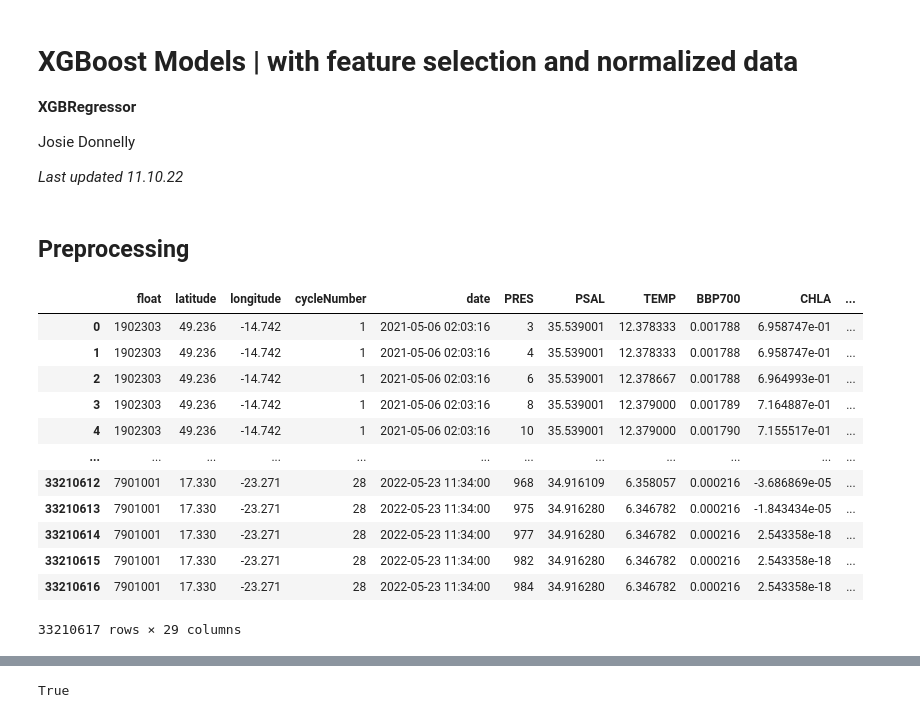
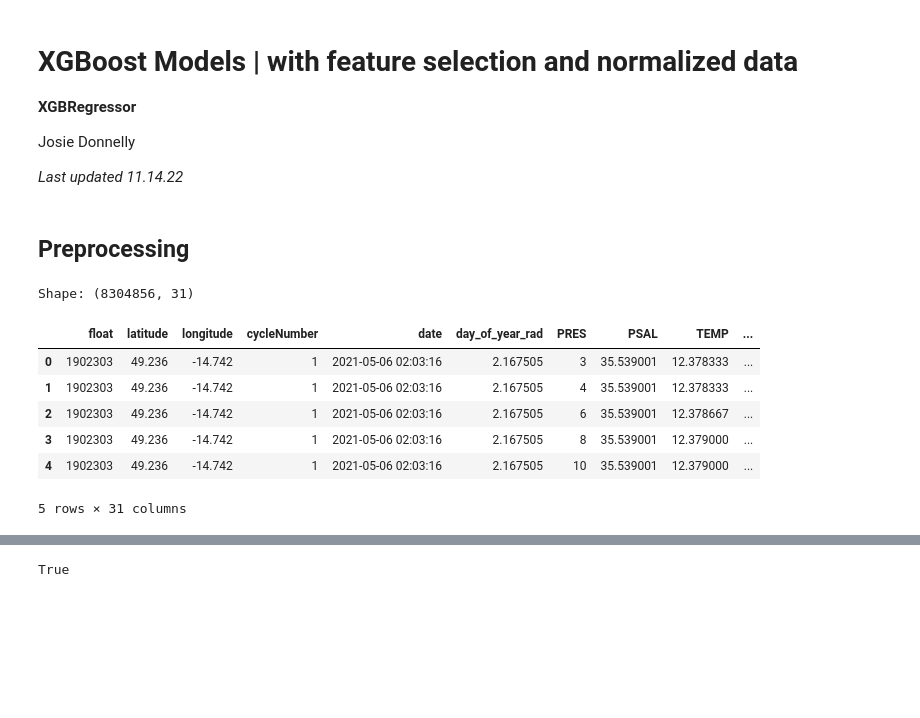
Before and after one commit to gnyirjesy/ocean-depth-characterization, a Jupyter notebook: preliminary_models/xgb_feature_selection_ejd.ipynb, the cells around one changed output, grey strips where cells are left out. Drawn from its saved outputs; the diff is of its cells as text; code cells hidden in the pictures; blank space fills up the shorter version.

```diff
--- a/preliminary_models/xgb_feature_selection_ejd.ipynb
+++ b/preliminary_models/xgb_feature_selection_ejd.ipynb
@@ -5,7 +5,7 @@
 
 Josie Donnelly
 
-*Last updated 11.10.22*
+*Last updated 11.14.22*
 # %%
 import numpy as np
 import pandas as pd
@@ -27,23 +29,19 @@ from xgboost import XGBRegressor
 ## Preprocessing
 # %%
 # load merged dataset
-path = r'/Users/josiedonnelly/Desktop/DS Capstone ENGIE4800/data/'
-file = 'float_loc_data_new_vars2.csv'
+path = r'/Users/josiedonnelly/Desktop/DS Capstone ENGIE4800/data/results/'
+file = 'float_sat_normalized_depth.csv'
 
 date_parser = lambda x: datetime.strptime(x, '%Y-%m-%d %H:%M:%S')
 df_orig = pd.read_csv(path + file, parse_dates=['date'], date_parser=date_parser)
-df_orig
+print(f'Shape: {df_orig.shape}')
+df_orig.head()
 # %% [output]
+Shape: (8304856, 31)
-|  | float | latitude | longitude | cycleNumber | date | PRES | PSAL | TEMP | BBP700 | CHLA | ... |
-| 0 | 1902303 | 49.236 | -14.742 | 1 | 2021-05-06 02:03:16 | 3 | 35.539001 | 12.378333 | 0.001788 | 6.958747e-01 | ... |
-| 1 | 1902303 | 49.236 | -14.742 | 1 | 2021-05-06 02:03:16 | 4 | 35.539001 | 12.378333 | 0.001788 | 6.958747e-01 | ... |
-| 2 | 1902303 | 49.236 | -14.742 | 1 | 2021-05-06 02:03:16 | 6 | 35.539001 | 12.378667 | 0.001788 | 6.964993e-01 | ... |
-| 3 | 1902303 | 49.236 | -14.742 | 1 | 2021-05-06 02:03:16 | 8 | 35.539001 | 12.379000 | 0.001789 | 7.164887e-01 | ... |
-| 4 | 1902303 | 49.236 | -14.742 | 1 | 2021-05-06 02:03:16 | 10 | 35.539001 | 12.379000 | 0.001790 | 7.155517e-01 | ... |
-| ... | ... | ... | ... | ... | ... | ... | ... | ... | ... | ... | ... |
-| 33210612 | 7901001 | 17.330 | -23.271 | 28 | 2022-05-23 11:34:00 | 968 | 34.916109 | 6.358057 | 0.000216 | -3.686869e-05 | ... |
-| 33210613 | 7901001 | 17.330 | -23.271 | 28 | 2022-05-23 11:34:00 | 975 | 34.916280 | 6.346782 | 0.000216 | -1.843434e-05 | ... |
-| 33210614 | 7901001 | 17.330 | -23.271 | 28 | 2022-05-23 11:34:00 | 977 | 34.916280 | 6.346782 | 0.000216 | 2.543358e-18 | ... |
-| 33210615 | 7901001 | 17.330 | -23.271 | 28 | 2022-05-23 11:34:00 | 982 | 34.916280 | 6.346782 | 0.000216 | 2.543358e-18 | ... |
-| 33210616 | 7901001 | 17.330 | -23.271 | 28 | 2022-05-23 11:34:00 | 984 | 34.916280 | 6.346782 | 0.000216 | 2.543358e-18 | ... |
+|  | float | latitude | longitude | cycleNumber | date | day_of_year_rad | PRES | PSAL | TEMP | ... |
+| 0 | 1902303 | 49.236 | -14.742 | 1 | 2021-05-06 02:03:16 | 2.167505 | 3 | 35.539001 | 12.378333 | ... |
+| 1 | 1902303 | 49.236 | -14.742 | 1 | 2021-05-06 02:03:16 | 2.167505 | 4 | 35.539001 | 12.378333 | ... |
+| 2 | 1902303 | 49.236 | -14.742 | 1 | 2021-05-06 02:03:16 | 2.167505 | 6 | 35.539001 | 12.378667 | ... |
+| 3 | 1902303 | 49.236 | -14.742 | 1 | 2021-05-06 02:03:16 | 2.167505 | 8 | 35.539001 | 12.379000 | ... |
+| 4 | 1902303 | 49.236 | -14.742 | 1 | 2021-05-06 02:03:16 | 2.167505 | 10 | 35.539001 | 12.379000 | ... |
-33210617 rows × 29 columns
+5 rows × 31 columns
```
Also changed, not shown: parts of 75 cells of this notebook, 1 other file.
